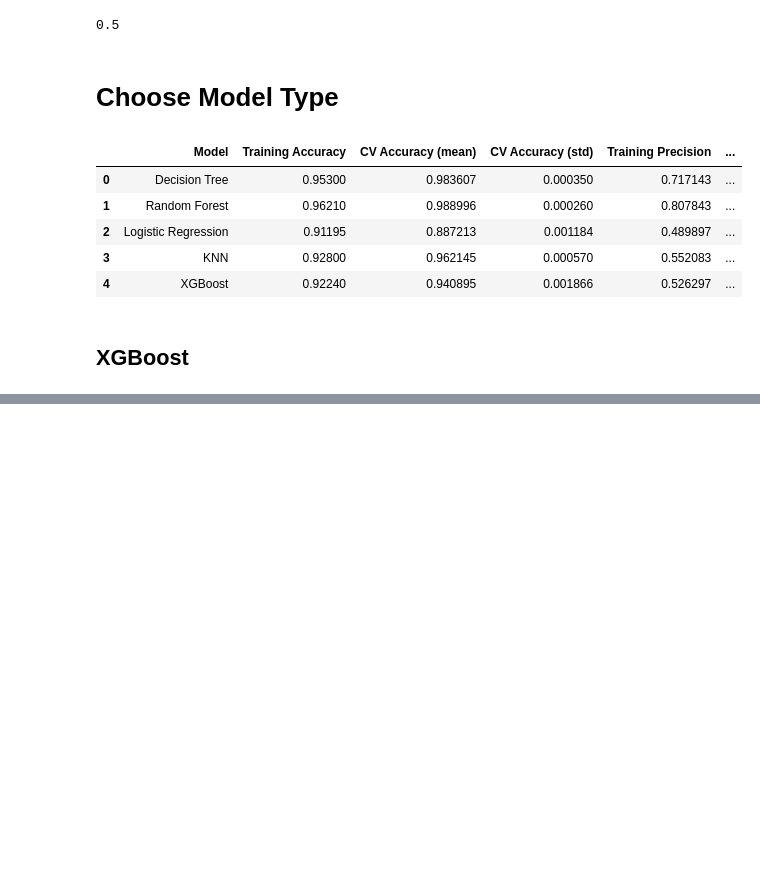
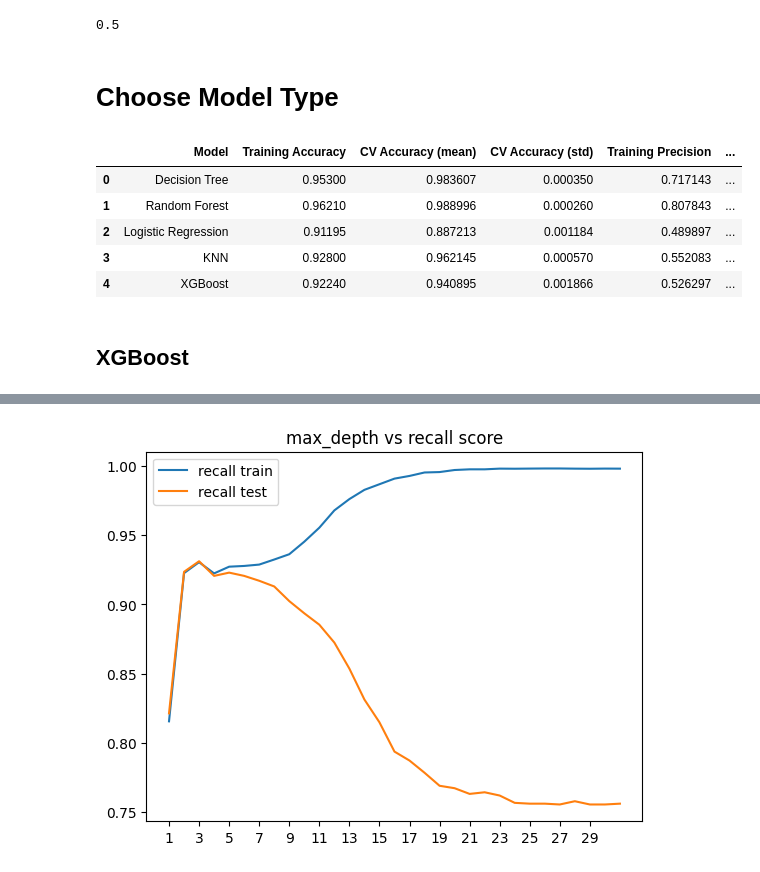
Before and after one commit to mezkymy/diabetes-prediction, a Jupyter notebook: Diabetes_Prediction.ipynb, the cells around one changed output, grey strips where cells are left out. Saved outputs shown, nothing was run; the diff lists cells and outputs as text; code cells hidden in the pictures; blank space fills up the shorter version.

```diff
--- a/Diabetes_Prediction.ipynb
+++ b/Diabetes_Prediction.ipynb
@@ -480,6 +484,6 @@ print('Best hyperparameters using bayesian search:', bs.best_params_)
 # %%
 # masukkan hasil dari best_params_ ke dalam classifier baru
-xgb_best_clf = XGBClassifier(random_state=random_state, colsample_bytree=0.9, subsample=0.7, max_depth=10, eta=0.5)
+xgb_best_clf = XGBClassifier(random_state=random_state, colsample_bytree=0.9, subsample=0.7, max_depth=20, eta=0.5)
 
 # buat pipeline
 xgb_best = Pipeline(
@@ -532,6 +548,6 @@ print('Best hyperparameters using randomized search:', rs.best_params_)
 # %%
 # masukkan hasil dari best_params_ ke dalam classifier baru
-xgb_best_clf = XGBClassifier(random_state=random_state, subsample=0.8, max_depth=8, eta=0.5, colsample_bytree=0.9)
+xgb_best_clf = XGBClassifier(random_state=random_state, subsample=0.7, max_depth=16, eta=0.5, colsample_bytree=0.9)
 
 # buat pipeline
 xgb_best = Pipeline(
@@ -561,31 +587,33 @@ print('Jaccard score :', round(jaccard_score(y_test, y_pred)*100, 3), '%')
 # %%
 # tuning for max_depth hyperparameter
-max_depths = range(2, 32)
+max_depths = range(1, 32)
 recall_train = []
 recall_test = []
 
 for max_depth in max_depths:
-    clf = XGBClassifier(random_state=random_state, subsample=0.8, max_depth=max_depth, eta=0.5, colsample_bytree=0.9)
+    clf = XGBClassifier(random_state=random_state, subsample=0.7, max_depth=max_depth, eta=0.05, colsample_bytree=0.7)
 
     pipe = Pipeline(
         steps = [
             ('preprocessor', preprocessor),
             ('classifier', clf)
         ]
     )
 
     pipe.fit(X_train_resampled, y_train_resampled)
 
     # evaluate model
     y_train_pred = pipe.predict(X_train_resampled)
     y_test_pred = pipe.predict(X_test)
 
     recall_train.append(recall_score(y_train_resampled, y_train_pred))
     recall_test.append(recall_score(y_test, y_test_pred))
 
 sns.lineplot(x=max_depths, y=recall_train, label='recall train')
 sns.lineplot(x=max_depths, y=recall_test, label='recall test')
 plt.xticks(range(1, 31, 2))
 plt.legend()
 plt.title('max_depth vs recall score')
 plt.show()
+# %% [output]
+[figure, added]
```
Also changed, not shown: parts of 16 cells of this notebook.
